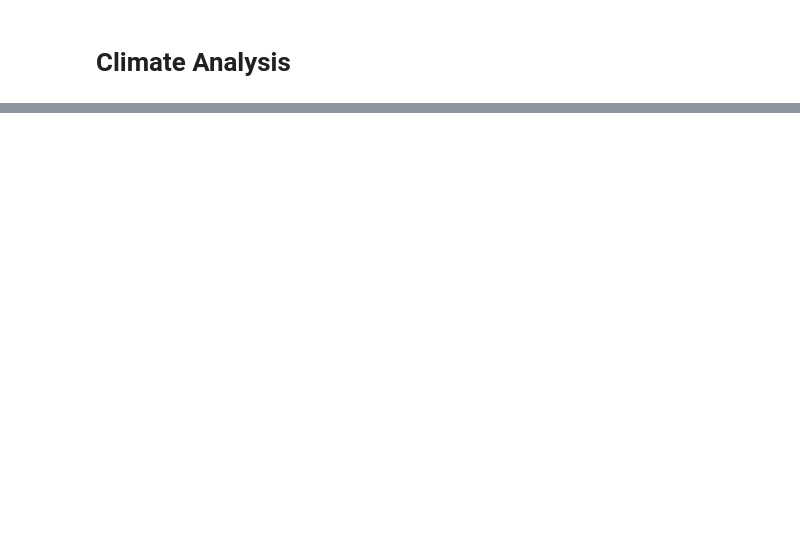
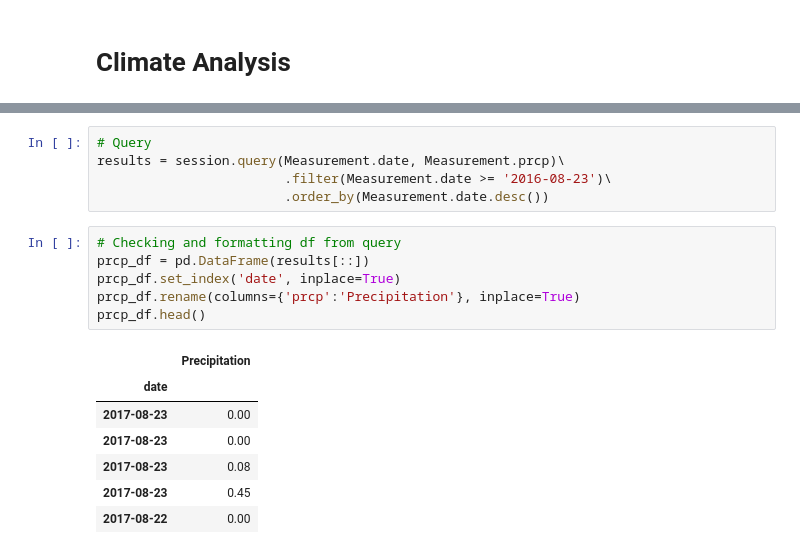
Before and after one commit to Flaw1331/HW9-Sequelize, a Jupyter notebook: climate_analysis.ipynb, the cells around one changed output, grey strips where cells are left out. Cells and saved outputs as stored; diff of their text form; blank space fills up the shorter version.

```diff
--- a/climate_analysis.ipynb
+++ b/climate_analysis.ipynb
@@ -14,0 +47,19 @@ session = Session(bind=engine)
+# %%
+# Query
+results = session.query(Measurement.date, Measurement.prcp)\
+                        .filter(Measurement.date >= '2016-08-23')\
+                        .order_by(Measurement.date.desc())
+# %%
+# Checking and formatting df from query
+prcp_df = pd.DataFrame(results[::])
+prcp_df.set_index('date', inplace=True)
+prcp_df.rename(columns={'prcp':'Precipitation'}, inplace=True)
+prcp_df.head()
+# %% [output]
+|  | Precipitation |
+| date |  |
+| 2017-08-23 | 0.00 |
+| 2017-08-23 | 0.00 |
+| 2017-08-23 | 0.08 |
+| 2017-08-23 | 0.45 |
+| 2017-08-22 | 0.00 |
```
Also changed, not shown: parts of 16 cells of this notebook, 6 other files.
